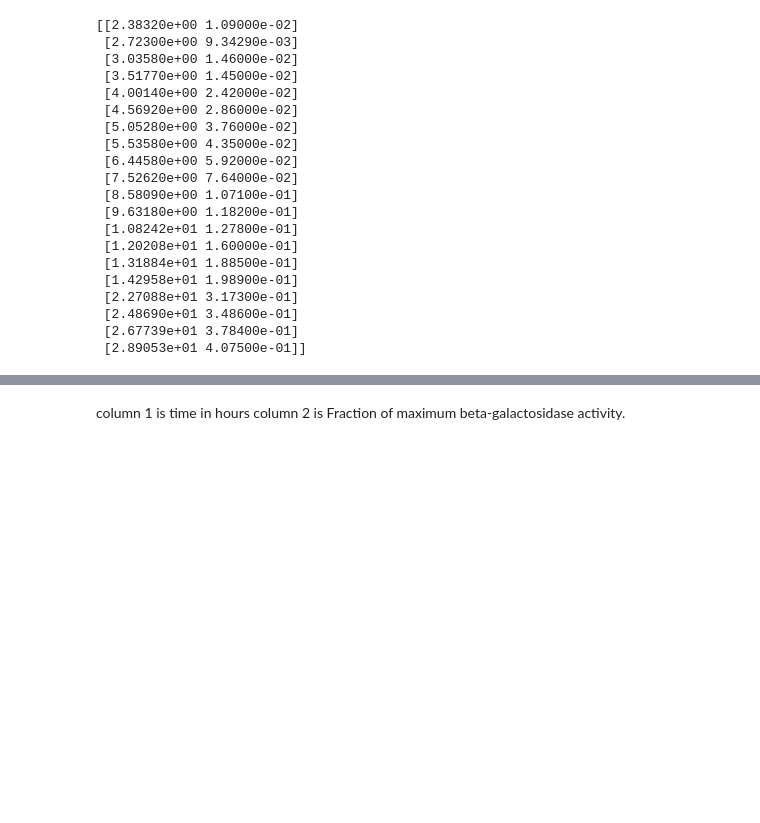
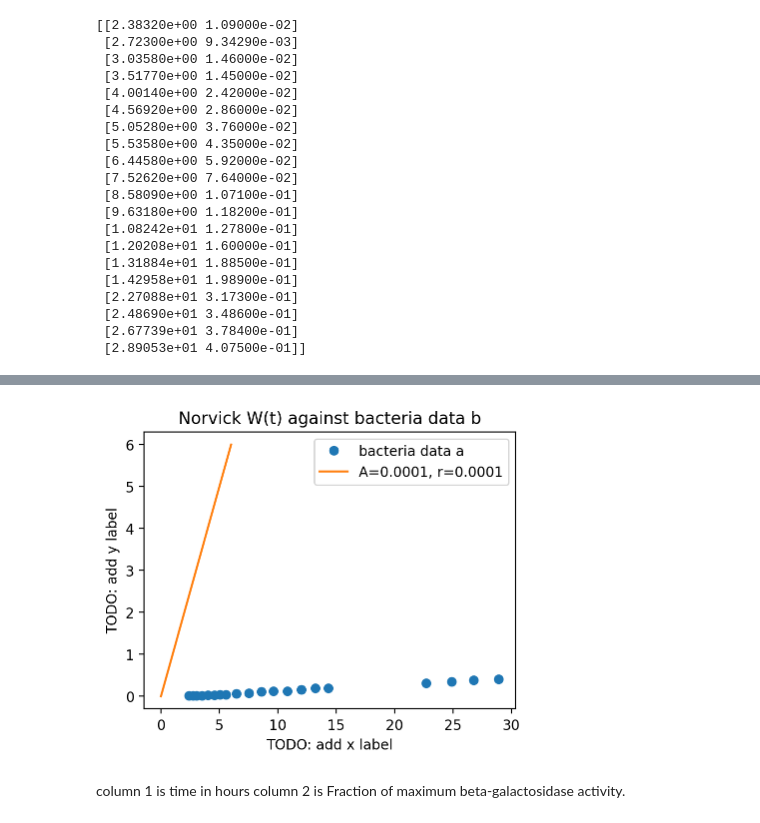
Before and after one commit to e-d-p-9/Physical-Modeling-with-Python, a Jupyter notebook: Ch5/HIV_Bacteria_Computer_Lab.ipynb, the cells around one changed output, grey strips where cells are left out. Drawn from its saved outputs; the diff is of its cells as text; code cells hidden in the pictures; blank space fills up the shorter version.

Commit message:
update todos

```diff
--- a/Ch5/HIV_Bacteria_Computer_Lab.ipynb
+++ b/Ch5/HIV_Bacteria_Computer_Lab.ipynb
@@ -503,3 +522,22 @@ at large values of t but smaller than ten hours, botht he data and the function
+# %%
+A = 0.0001
+r = 0.0001
+plt.close()
+plt.plot(bacteria_data_b[:,0], bacteria_data_b[:,1], 'o', label="bacteria data a")
+
+t = np.linspace(0,6,50)
+w_eval = bact_w(t, r, A)
+plt.plot(t, w_eval, label=f"A={A}, r={r}")
+
+plt.title("Norvick W(t) against bacteria data b")
+plt.legend()
+plt.xlabel("TODO: add x label")
+plt.ylabel("TODO: add y label")
+
+# TODO SLICE according to instructions
+plt.show()
+# %% [output]
+[figure, added]
 # %% [markdown]
 column 1 is time in hours
 column 2 is Fraction of maximum beta-galactosidase activity.
```
Also changed, not shown: parts of 8 cells of this notebook.
